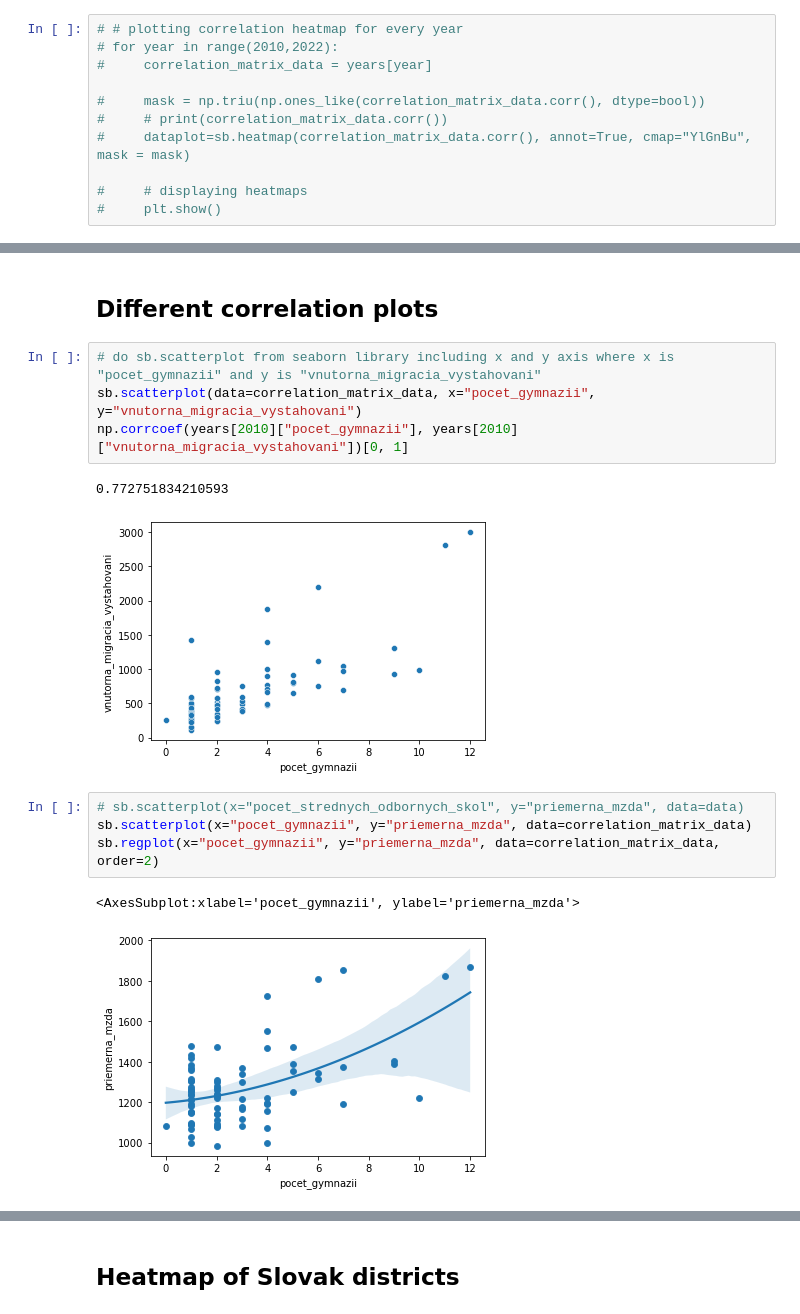
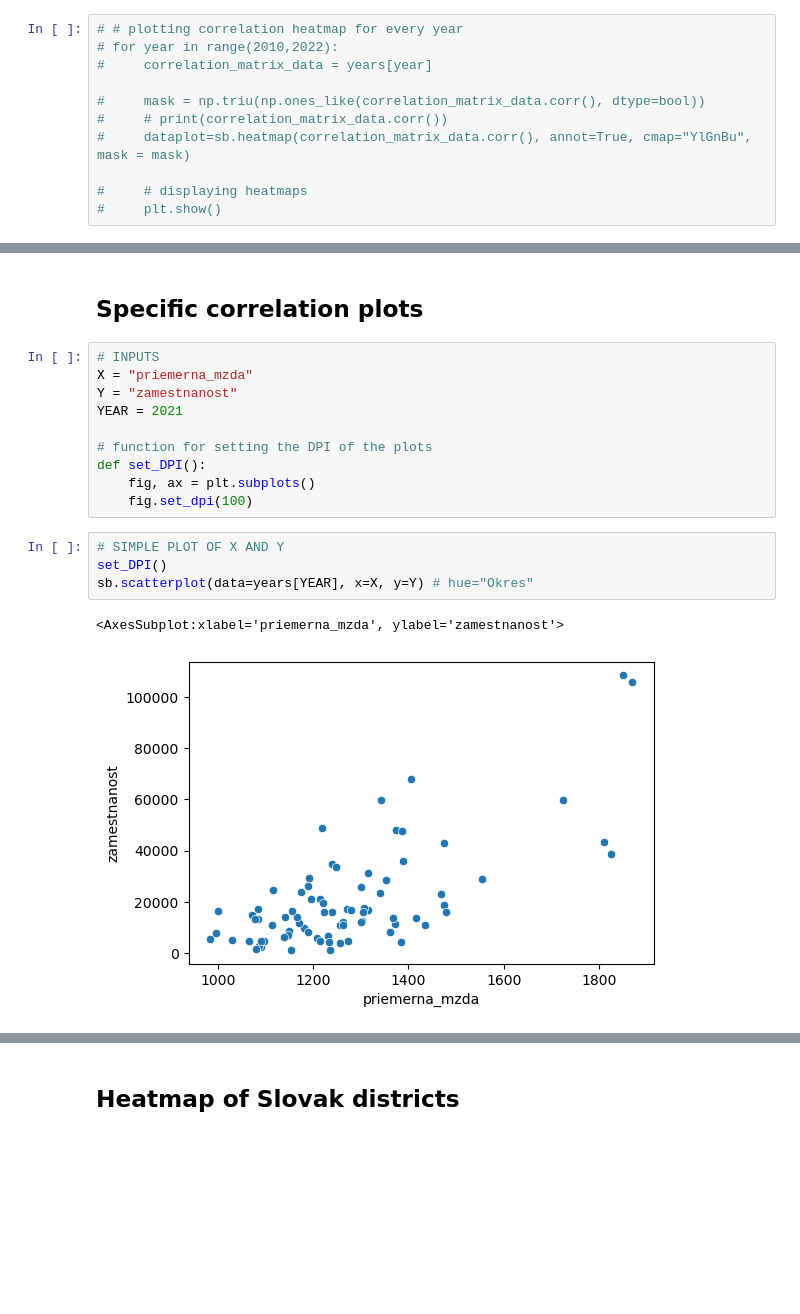
Before and after one commit to samuel-soltys/slovak-analysis, a Jupyter notebook: workbook.ipynb, the cells around one changed output, grey strips where cells are left out. Cells and saved outputs as stored; diff of their text form; blank space fills up the shorter version.

```diff
--- a/workbook.ipynb
+++ b/workbook.ipynb
@@ -74,16 +88,19 @@ dataplot=sb.heatmap(sum_of_correlations, annot=True, cmap="YlGnBu", ax = ax)
 # %% [markdown]
-## Different correlation plots
+## Specific correlation plots
-# %%
-# do sb.scatterplot from seaborn library including x and y axis where x is "pocet_gymnazii" and y is "vnutorna_migracia_vystahovani"
-sb.scatterplot(data=correlation_matrix_data, x="pocet_gymnazii", y="vnutorna_migracia_vystahovani")
-np.corrcoef(years[2010]["pocet_gymnazii"], years[2010]["vnutorna_migracia_vystahovani"])[0, 1]
-# %% [output]
-0.772751834210593
-[figure, removed]
-# %%
-# sb.scatterplot(x="pocet_strednych_odbornych_skol", y="priemerna_mzda", data=data)
-sb.scatterplot(x="pocet_gymnazii", y="priemerna_mzda", data=correlation_matrix_data)
-sb.regplot(x="pocet_gymnazii", y="priemerna_mzda", data=correlation_matrix_data, order=2)
-# %% [output]
-<AxesSubplot:xlabel='pocet_gymnazii', ylabel='priemerna_mzda'>
-[figure, removed]
+# %%
+# INPUTS
+X = "priemerna_mzda"
+Y = "zamestnanost"
+YEAR = 2021
+
+# function for setting the DPI of the plots
+def set_DPI():
+    fig, ax = plt.subplots()
+    fig.set_dpi(100)
+# %%
+# SIMPLE PLOT OF X AND Y
+set_DPI()
+sb.scatterplot(data=years[YEAR], x=X, y=Y) # hue="Okres"
+# %% [output]
+<AxesSubplot:xlabel='priemerna_mzda', ylabel='zamestnanost'>
+[figure, added]
```
Also changed, not shown: parts of 12 cells of this notebook.
